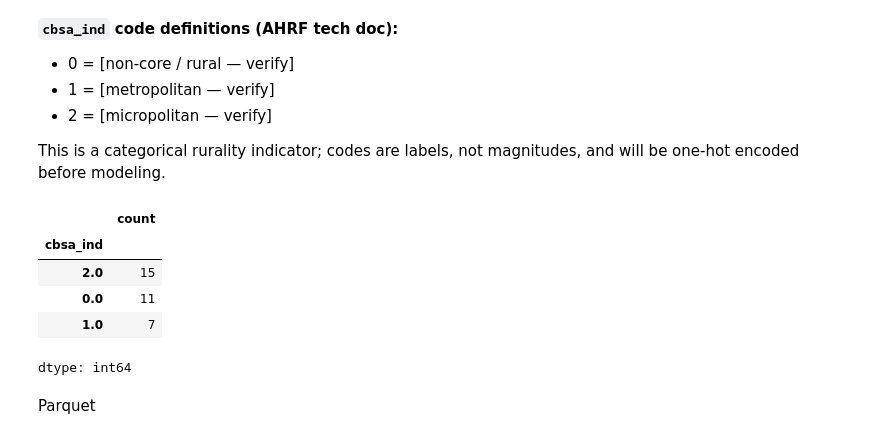
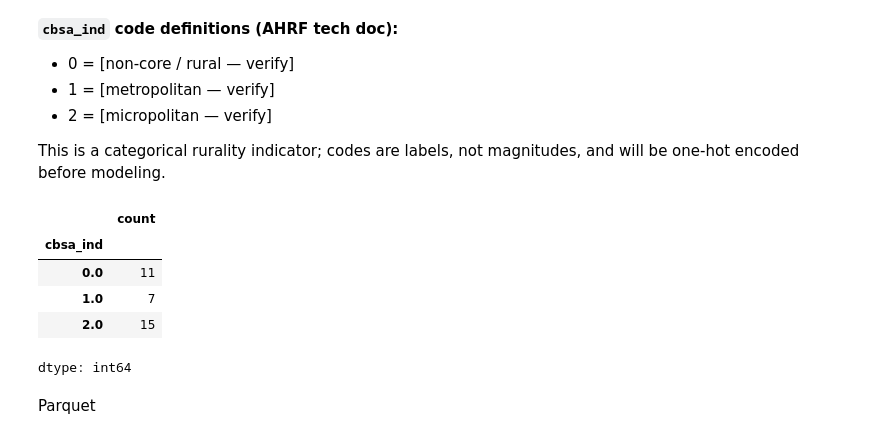
Before and after one commit to cyeef/Capstone-Projects, a Jupyter notebook: Rural-Health-Access/Regional_Hospital_Spatial_Management.ipynb, the cells around one changed output. Saved outputs shown, nothing was run; the diff lists cells and outputs as text; code cells hidden in the pictures.

```diff
--- a/Rural-Health-Access/Regional_Hospital_Spatial_Management.ipynb
+++ b/Rural-Health-Access/Regional_Hospital_Spatial_Management.ipynb
@@ -422,13 +422,13 @@ model_frame[model_frame['county'].isin(['Bernalillo', 'Catron'])]
 This is a categorical rurality indicator; codes are labels, not magnitudes,
 and will be one-hot encoded before modeling.
 # %%
-model_frame['cbsa_ind'].value_counts()
+model_frame['cbsa_ind'].value_counts().sort_index()
 # %% [output]
 |  | count |
 | cbsa_ind |  |
-| 2.0 | 15 |
 | 0.0 | 11 |
 | 1.0 | 7 |
+| 2.0 | 15 |
 dtype: int64
 # %% [markdown]
 Parquet
```
Also changed, not shown: parts of 3 cells of this notebook.
